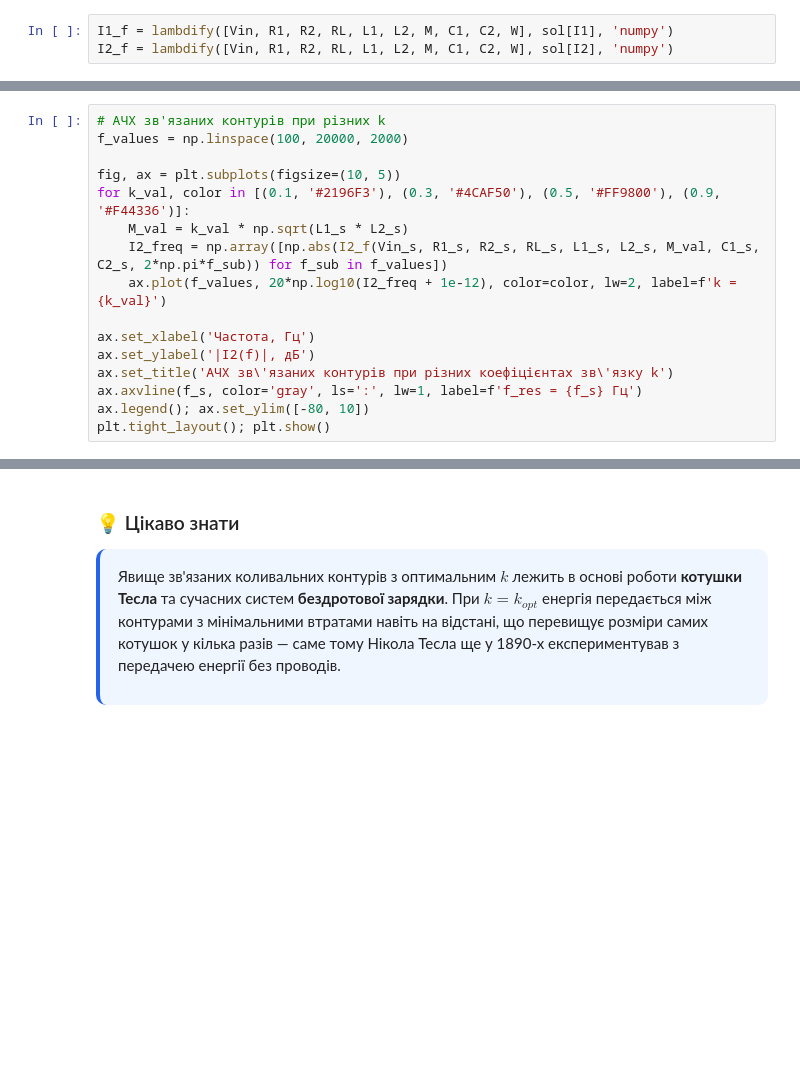
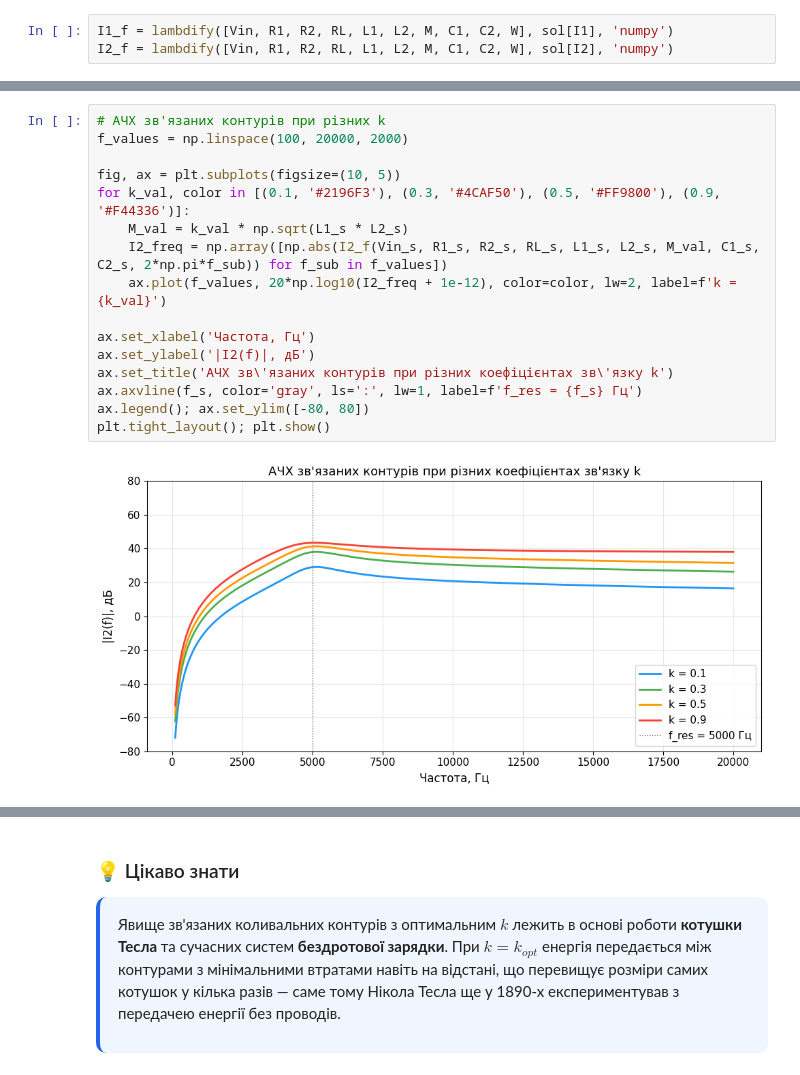
Before and after one commit to vim4all/Lectures_Basics_of_radio_electronics_in_Ukrainian, a Jupyter notebook: Основи радіотехніки_1_частина.ipynb, the cells around one changed output, grey strips where cells are left out. Saved outputs shown, nothing was run; the diff lists cells and outputs as text; blank space fills up the shorter version.

```diff
--- a/Основи радіотехніки_1_частина.ipynb
+++ b/Основи радіотехніки_1_частина.ipynb
@@ -1668,18 +1746,20 @@ plt.show()
 # %%
 # АЧХ зв'язаних контурів при різних k
 f_values = np.linspace(100, 20000, 2000)
 
 fig, ax = plt.subplots(figsize=(10, 5))
 for k_val, color in [(0.1, '#2196F3'), (0.3, '#4CAF50'), (0.5, '#FF9800'), (0.9, '#F44336')]:
     M_val = k_val * np.sqrt(L1_s * L2_s)
     I2_freq = np.array([np.abs(I2_f(Vin_s, R1_s, R2_s, RL_s, L1_s, L2_s, M_val, C1_s, C2_s, 2*np.pi*f_sub)) for f_sub in f_values])
     ax.plot(f_values, 20*np.log10(I2_freq + 1e-12), color=color, lw=2, label=f'k = {k_val}')
 
 ax.set_xlabel('Частота, Гц')
 ax.set_ylabel('|I2(f)|, дБ')
 ax.set_title('АЧХ зв\'язаних контурів при різних коефіцієнтах зв\'язку k')
 ax.axvline(f_s, color='gray', ls=':', lw=1, label=f'f_res = {f_s} Гц')
-ax.legend(); ax.set_ylim([-80, 10])
+ax.legend(); ax.set_ylim([-80, 80])
 plt.tight_layout(); plt.show()
+# %% [output]
+[figure, added]
 # %%
 # Step 7: Plot the graph
```
Also changed, not shown: parts of 48 cells of this notebook, 1 other file.
